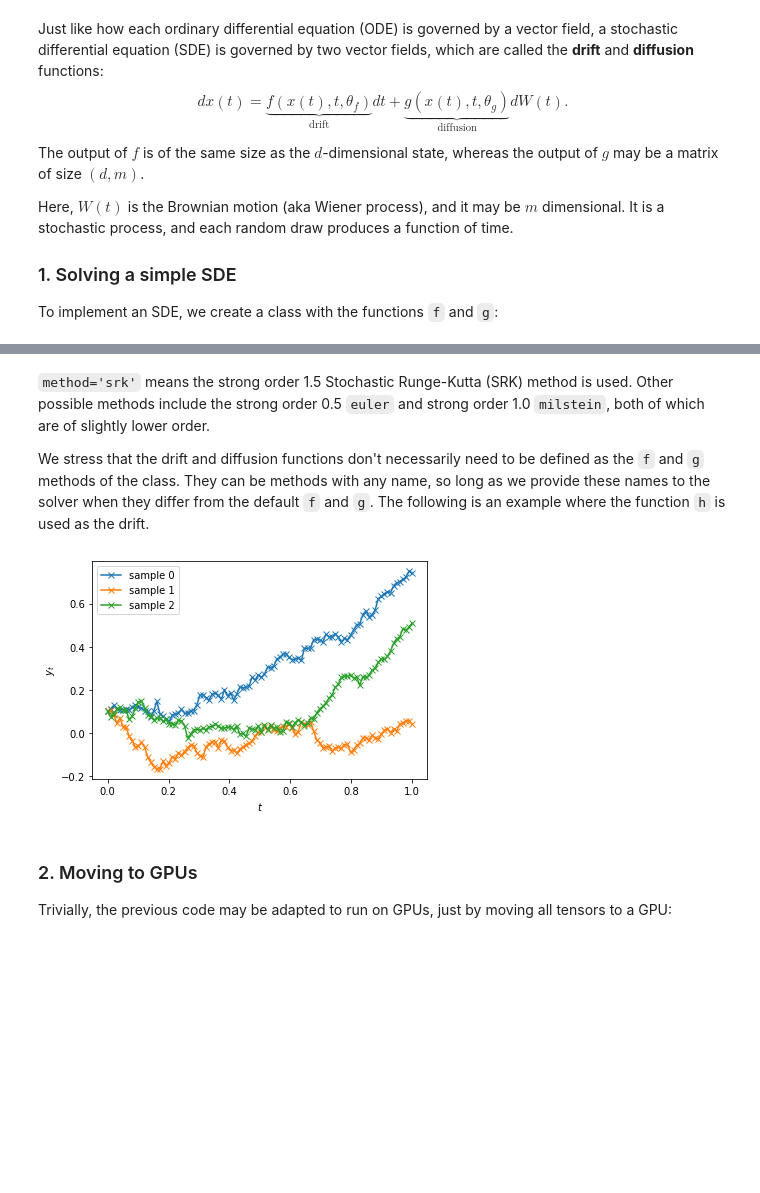
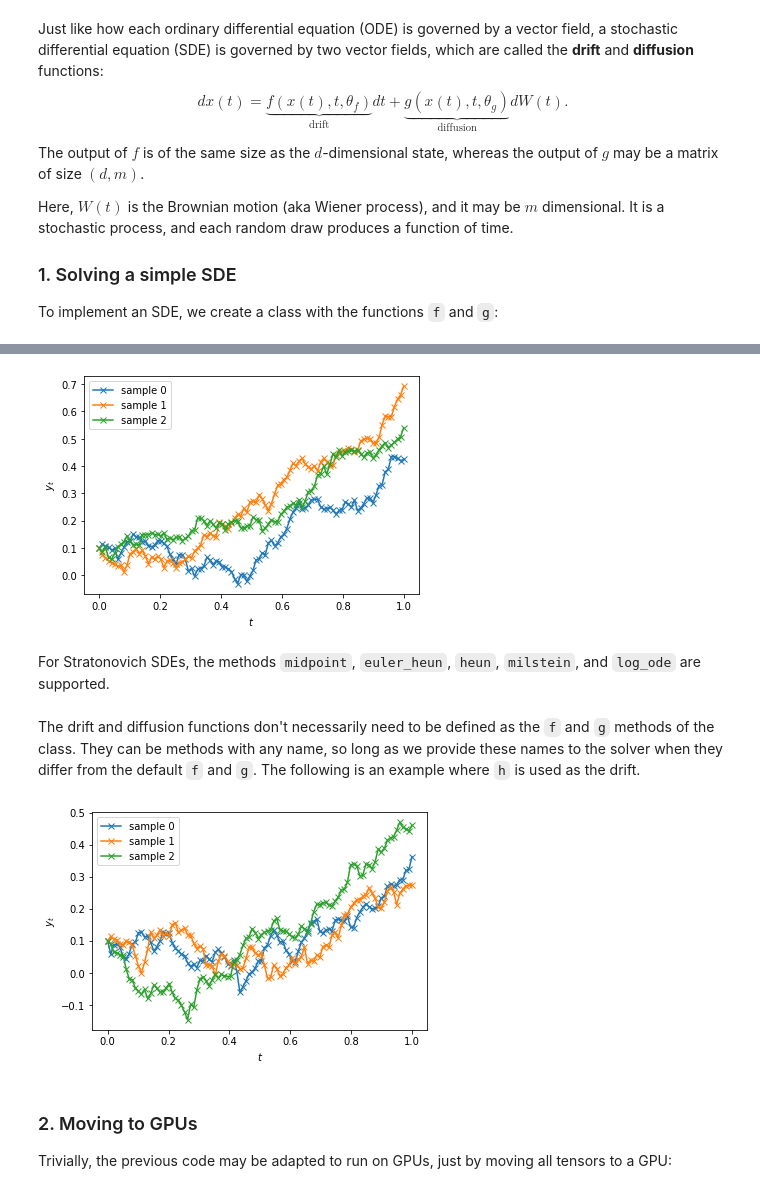
Before and after one commit to google-research/torchsde, a Jupyter notebook: examples/demo.ipynb, the cells around one changed output, grey strips where cells are left out. Drawn from its saved outputs; the diff is of its cells as text; code cells hidden in the pictures; blank space fills up the shorter version.

```diff
--- a/examples/demo.ipynb
+++ b/examples/demo.ipynb
@@ -72,7 +76,22 @@ plt.show()
+# %%
+sde.sde_type = "stratonovich"
+
+with torch.no_grad():
+    ys = torchsde.sdeint(sde, y0, ts, method="midpoint")  # (T, batch_size, d) = (100, 3, 1).
+
+plt.figure()
+for i in range(batch_size):
+    plt.plot(ts, ys[:, i].squeeze(), marker='x', label=f'sample {i}')
+plt.xlabel('$t$')
+plt.ylabel('$y_t$')
+plt.legend()
+plt.show()
+# %% [output]
+[figure, added]
+# %% [markdown]
+For Stratonovich SDEs, the methods `midpoint`, `euler_heun`, `heun`, `milstein`, and `log_ode` are supported.
 # %% [markdown]
-`method='srk'` means the strong order 1.5 Stochastic Runge-Kutta (SRK) method is used. Other possible methods include the strong order 0.5 `euler` and strong order 1.0 `milstein`, both of which are of slightly lower order.
-
-We stress that the drift and diffusion functions don't necessarily need to be defined as the `f` and `g` methods of the class. They can be methods with any name, so long as we provide these names to the solver when they differ from the default `f` and `g`. The following is an example where the function `h` is used as the drift.
+The drift and diffusion functions don't necessarily need to be defined as the `f` and `g` methods of the class. They can be methods with any name, so long as we provide these names to the solver when they differ from the default `f` and `g`. The following is an example where `h` is used as the drift.
 # %%
 class SDENewName(nn.Module):
 
@@ -91,7 +110,7 @@ class SDENewName(nn.Module):
 sde_new_name = SDENewName()
 
 with torch.no_grad():
-    ys = sdeint(sde_new_name, y0, ts, method='srk', names={'drift': 'h'})  # Supply a dictionary to the argument `names`.
+    ys = torchsde.sdeint(sde_new_name, y0, ts, method='srk', names={'drift': 'h'})  # Supply a dictionary to the argument `names`.
 
 plt.figure()
 for i in range(batch_size):
@@ -101,7 +120,7 @@ plt.ylabel('$y_t$')
 plt.legend()
 plt.show()
 # %% [output]
-[figure, old version]
+[figure, new version]
 # %% [markdown]
 ### 2. Moving to GPUs
 Trivially, the previous code may be adapted to run on GPUs, just by moving all tensors to a GPU:
```
Also changed, not shown: parts of 12 cells of this notebook.
